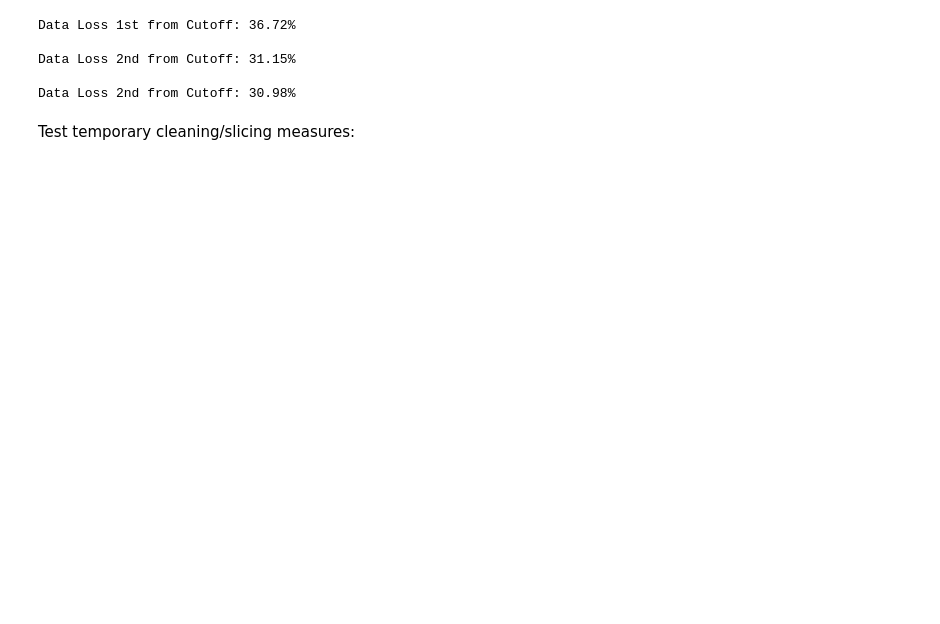
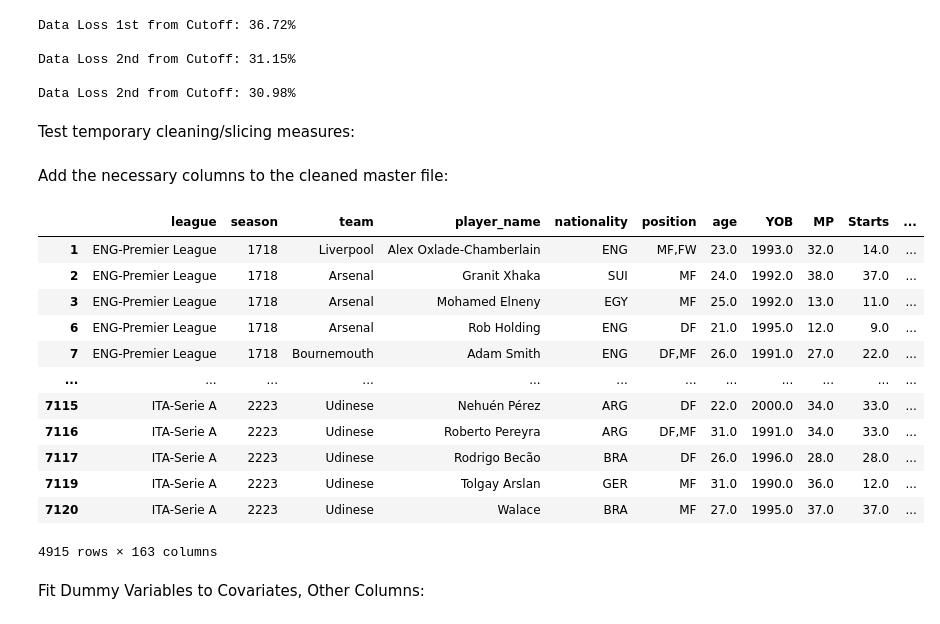
Before and after one commit to cmartins2001/player-valuation-model, a Jupyter notebook: clean_master_data_testing.ipynb, the cells around one changed output. Saved outputs shown, nothing was run; the diff lists cells and outputs as text; code cells hidden in the pictures; blank space fills up the shorter version.

Commit message:
added relevant columns and dummy variables; total addition was around 244 more cols which makes sense based on the number of possible categories.

```diff
--- a/clean_master_data_testing.ipynb
+++ b/clean_master_data_testing.ipynb
@@ -15,3 +12,15 @@ source_data_dir = os.path.join(repo_dir, 'fbref-dw-merges')
+# %%
+# Global variables:
+repo_dir = os.getcwd()  # Directory of the notebook
+source_data_dir = os.path.join(repo_dir, 'fbref-dw-merges')
+
+# League ID and name mapping variables:
+league_ids = ['ENG-Premier League', 'ESP-La Liga', 'FRA-Ligue 1', 'ITA-Serie A']
+league_names = ['Premier League', 'La Liga', 'Ligue 1', 'Serie A']
+league_names_dict = dict(zip(league_ids, league_names))
+
+# Big teams list:
+big_teams = ['Arsenal', 'Manchester City', 'Manchester Utd', 'Tottenham', 'Chelsea', 'Liverpool', 'Real Madrid', 'Barcelona', 'Atlético Madrid', 'Paris S-G', 'Juventus', 'Milan', 'Inter']
 # %%
 # Function that removes unnamed columns:
 def remove_unnamed_cols(df):
@@ -31,6 +40,24 @@ def remove_unnamed_cols(df):
 # Function that slices the master file based on an optimal playing time cutoff:
 def playing_time_slice(df, cutoff : int = 8):
     return (df[df['90s_r'] >= cutoff])
+
+
+# Function that adds the log(market value) column to the data:
+def add_log_mkt_val_col(df):
+    df['log_mkt_val'] = np.log(df['market_value_in_eur'])
+    return df
+
+
+# Function that adds the "Big Team" dummy variable to the data:
+def add_big_team_col(df):
+    df['Big Team'] = df['team'].isin(big_teams).astype(int)
+    return df
+
+
+# Function that adds a clean league name column based on league id:
+def add_league_name_col(df):
+    df['league_name'] = df['league'].map(league_names_dict)
+    return df
 # %%
 # Import the master file and make a copy:
 master_df = pd.read_csv(os.path.join(source_data_dir, 'master_file.csv'))
@@ -96,3 +127,27 @@ Test temporary cleaning/slicing measures:
 cleaned_master_df = remove_unnamed_cols(master_df_copy)
 cleaned_master_df = playing_time_slice(cleaned_master_df)
 # cleaned_master_df
+# %% [markdown]
+Add the necessary columns to the cleaned master file:
+# %%
+cleaned_master_df = add_big_team_col(cleaned_master_df)
+cleaned_master_df = add_league_name_col(cleaned_master_df)
+cleaned_master_df = add_log_mkt_val_col(cleaned_master_df)
+# %%
+cleaned_master_df
+# %% [output]
+|  | league | season | team | player_name | nationality | position | age | YOB | MP | Starts | ... |
+| 1 | ENG-Premier League | 1718 | Liverpool | Alex Oxlade-Chamberlain | ENG | MF,FW | 23.0 | 1993.0 | 32.0 | 14.0 | ... |
+| 2 | ENG-Premier League | 1718 | Arsenal | Granit Xhaka | SUI | MF | 24.0 | 1992.0 | 38.0 | 37.0 | ... |
+| 3 | ENG-Premier League | 1718 | Arsenal | Mohamed Elneny | EGY | MF | 25.0 | 1992.0 | 13.0 | 11.0 | ... |
+| 6 | ENG-Premier League | 1718 | Arsenal | Rob Holding | ENG | DF | 21.0 | 1995.0 | 12.0 | 9.0 | ... |
+| 7 | ENG-Premier League | 1718 | Bournemouth | Adam Smith | ENG | DF,MF | 26.0 | 1991.0 | 27.0 | 22.0 | ... |
+| ... | ... | ... | ... | ... | ... | ... | ... | ... | ... | ... | ... |
+| 7115 | ITA-Serie A | 2223 | Udinese | Nehuén Pérez | ARG | DF | 22.0 | 2000.0 | 34.0 | 33.0 | ... |
+| 7116 | ITA-Serie A | 2223 | Udinese | Roberto Pereyra | ARG | DF,MF | 31.0 | 1991.0 | 34.0 | 33.0 | ... |
+| 7117 | ITA-Serie A | 2223 | Udinese | Rodrigo Becão | BRA | DF | 26.0 | 1996.0 | 28.0 | 28.0 | ... |
+| 7119 | ITA-Serie A | 2223 | Udinese | Tolgay Arslan | GER | MF | 31.0 | 1990.0 | 36.0 | 12.0 | ... |
+| 7120 | ITA-Serie A | 2223 | Udinese | Walace | BRA | MF | 27.0 | 1995.0 | 37.0 | 37.0 | ... |
+4915 rows × 163 columns
+# %% [markdown]
+Fit Dummy Variables to Covariates, Other Columns:
```
Also changed, not shown: parts of 6 cells of this notebook.
